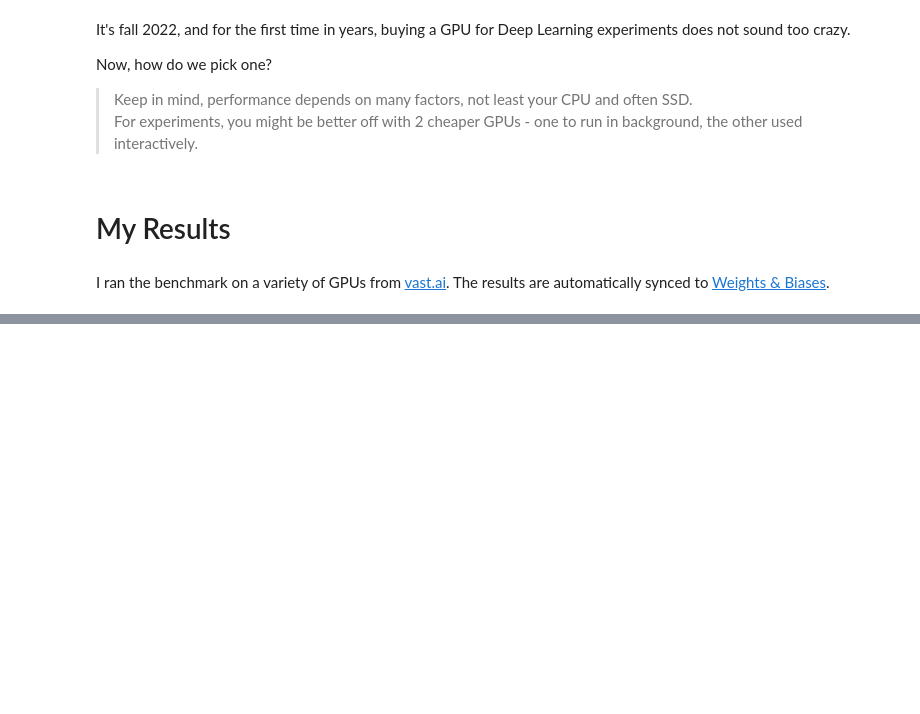
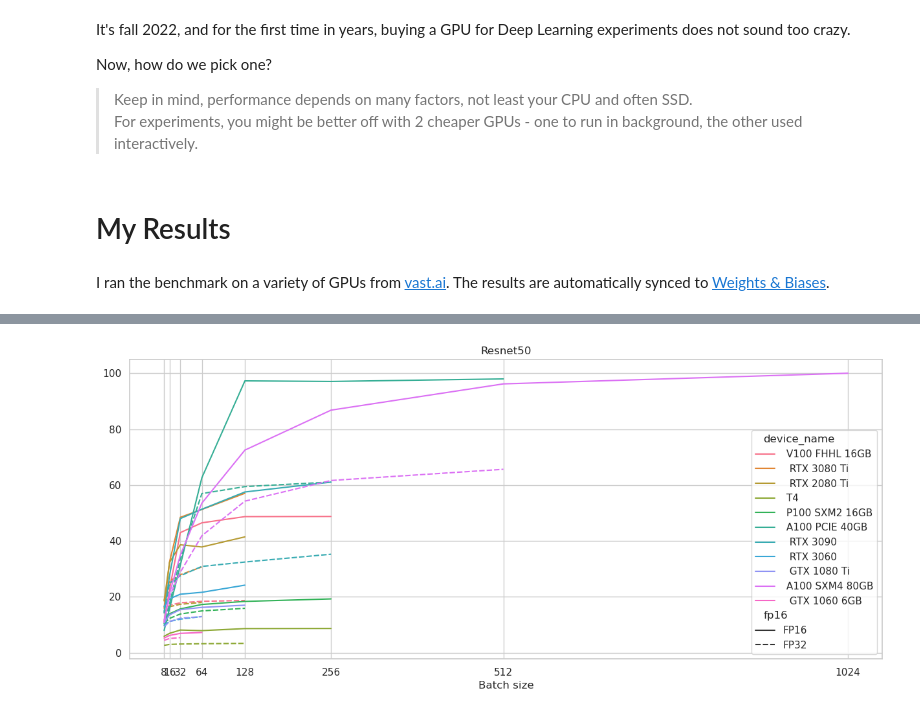
Before and after one commit to xl0/ready-steady-go, a Jupyter notebook: nbs/index.ipynb, the cells around one changed output, grey strips where cells are left out. Cells and saved outputs as stored; diff of their text form; code cells hidden in the pictures; blank space fills up the shorter version.

```diff
--- a/nbs/index.ipynb
+++ b/nbs/index.ipynb
@@ -88,0 +123,13 @@ for model in df.model.unique():
+# %%
+# |hide
+# |eval: false
+
+df["line"] = df["device_name"] + " " + df["fp16"]
+f, ax = plt.subplots(figsize=(15, 6))
+sns.lineplot(ax=ax, data=df.query("model=='resnet50'"), x="bs", y="throughput", hue="device_name", style="fp16")
+ax.set_ylabel(None)
+ax.set_xlabel("Batch size")
+ax.set_title("Resnet50")
+_ = ax.set_xticks([8,16,32,64,128,256,512,1024])
+# %% [output]
+[figure, added]
```
Also changed, not shown: parts of 5 cells of this notebook, 9 other files.
